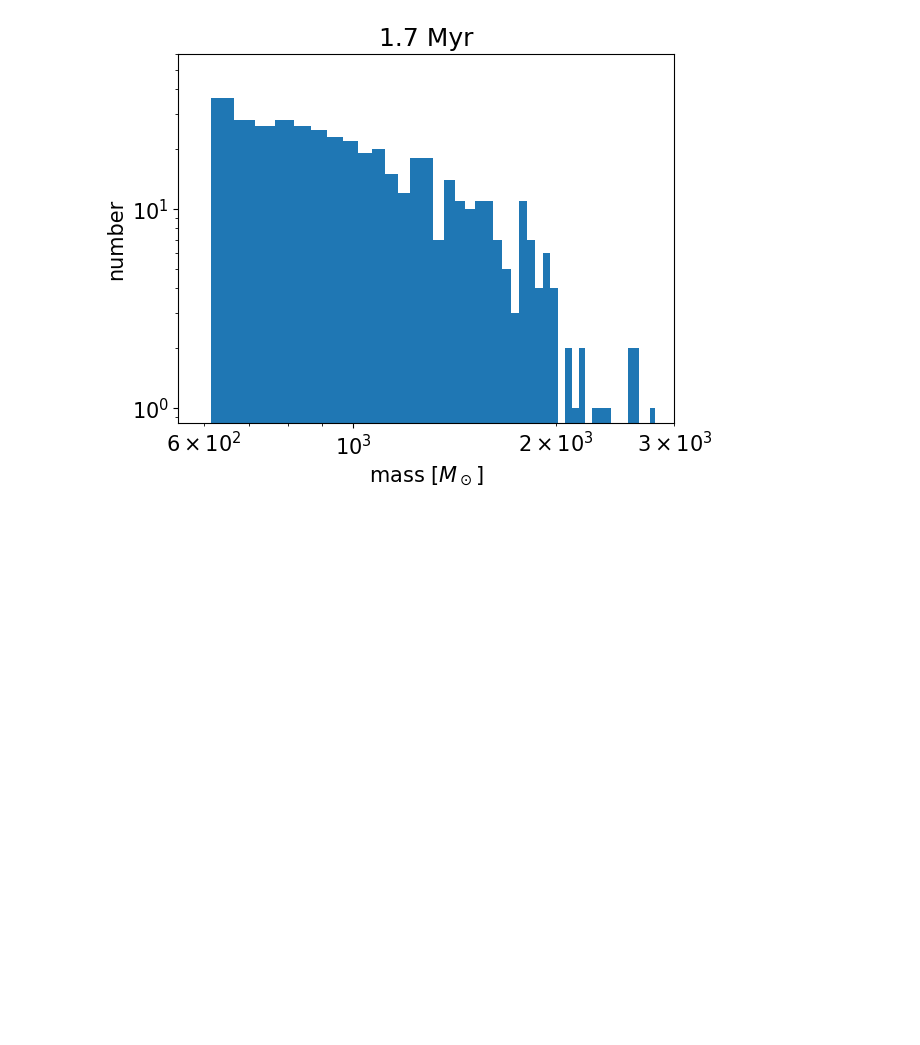
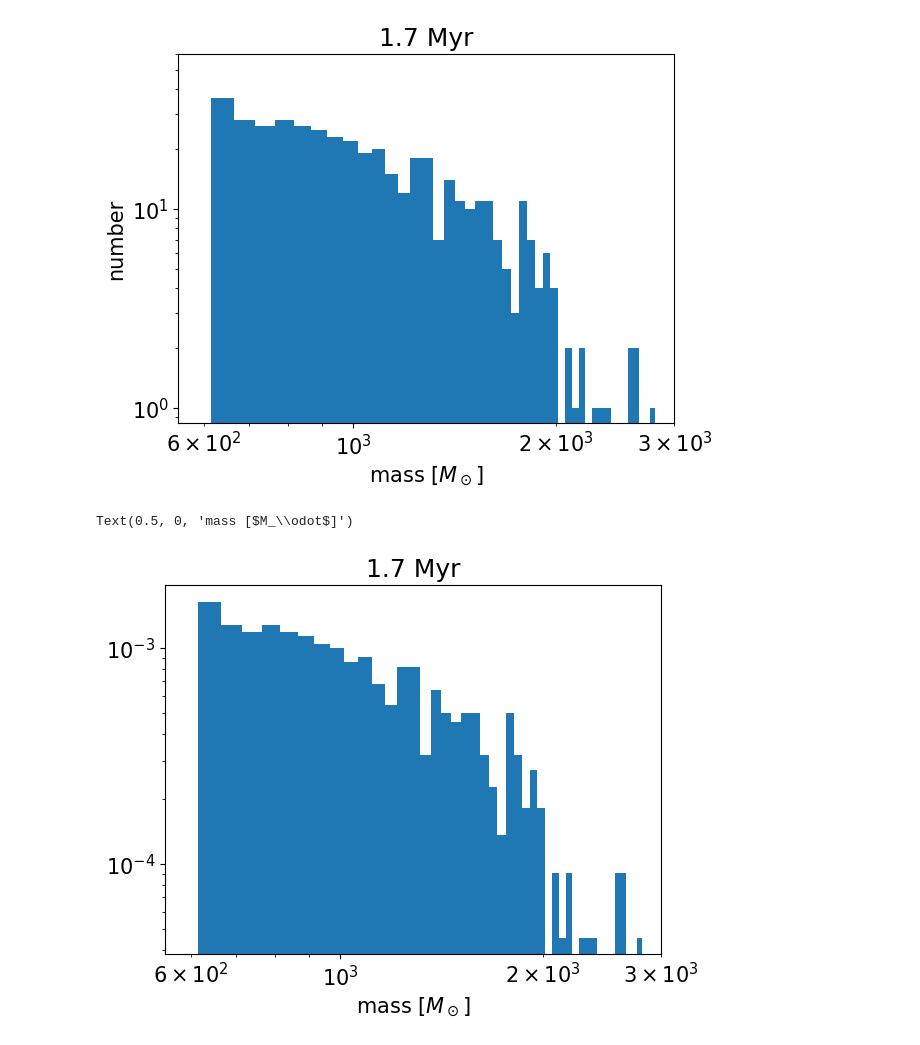
Before and after one commit to kotora260/StarGen, a Jupyter notebook: dendro2D_2200.ipynb, the cells around one changed output. Drawn from its saved outputs; the diff is of its cells as text; code cells hidden in the pictures; blank space fills up the shorter version.

```diff
--- a/dendro2D_2200.ipynb
+++ b/dendro2D_2200.ipynb
@@ -604,3 +604,22 @@ plt.ylabel('number')
 plt.savefig('trunk_int_2200', bbox_inches='tight')
 # %% [output]
 [figure]
+# %%
+trunk_index = 1
+
+trunk_structure = dendro_2200[trunk_index]
+trunk_mask = trunk_structure.get_mask()
+
+trunk_intensities = int_map_2200[trunk_mask] / 0.65
+
+plt.figure()
+plt.hist(trunk_intensities.flatten(), bins=50, density=True, log=True)
+plt.xscale('log')
+plt.xlim(550, 3000)
+
+plt.rcParams["font.size"] = 15
+plt.title('1.7 Myr')
+plt.xlabel('mass [$M_\odot$]')
+# %% [output]
+Text(0.5, 0, 'mass [$M_\\odot$]')
+[figure, added]
```
Also changed, not shown: 3 other files.
